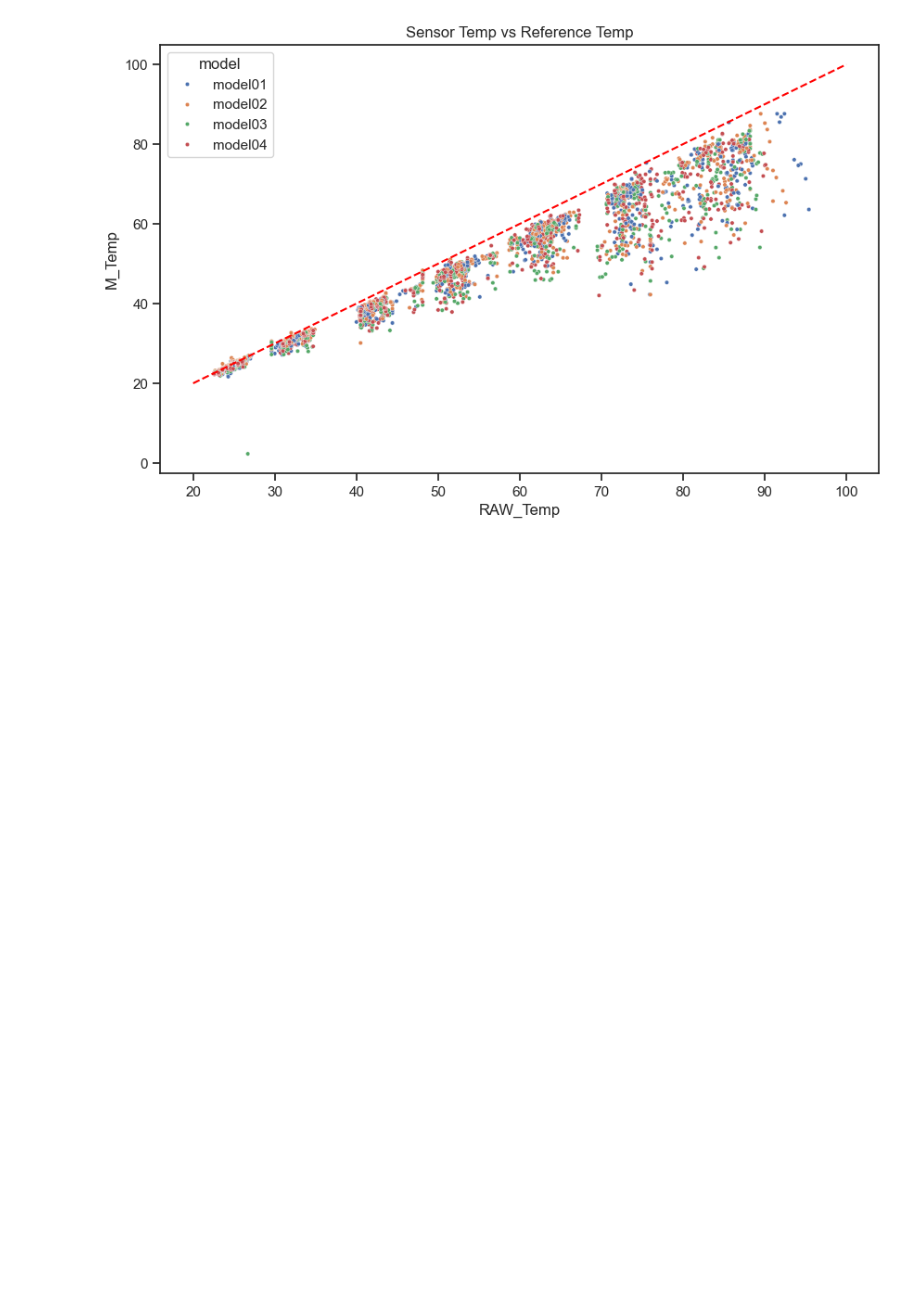
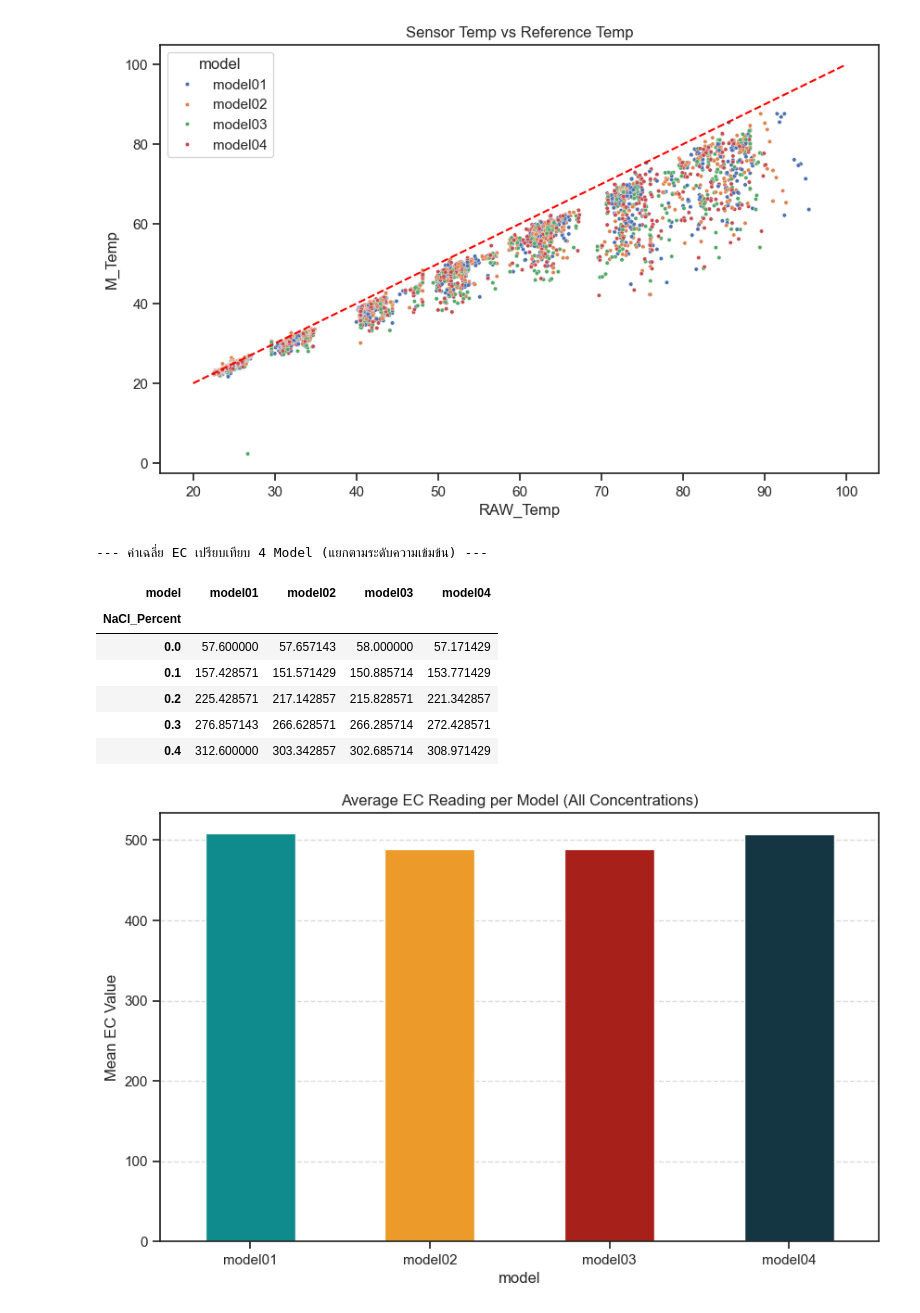
Before and after one commit to KAFE45/NaCl-Analysis-21x4, a Jupyter notebook: Notebooks/01_data_exploration.ipynb, the cells around one changed output. Cells and saved outputs as stored; diff of their text form; code cells hidden in the pictures; blank space fills up the shorter version.

```diff
--- a/Notebooks/01_data_exploration.ipynb
+++ b/Notebooks/01_data_exploration.ipynb
@@ -199,3 +218,30 @@ plt.title('Sensor Temp vs Reference Temp')
 plt.show()
 # %% [output]
 [figure]
+# %%
+# 1. คำนวณค่าเฉลี่ย EC ของแต่ละ Model ในแต่ละระดับ NaCl
+# เพื่อดูว่าที่ความเข้มข้นเดียวกัน เครื่องไหนอ่านค่าได้สูงหรือต่ำกว่าเพื่อน
+pivot_comparison = df_clean.groupby(['NaCl_Percent', 'model'])['EC'].mean().unstack()
+
+print("--- ค่าเฉลี่ย EC เปรียบเทียบ 4 Model (แยกตามระดับความเข้มข้น) ---")
+display(pivot_comparison.head())
+
+# 2. พล็อตกราฟแท่งเพื่อดูความต่างภาพรวม
+import matplotlib.pyplot as plt
+
+pivot_comparison.mean().plot(kind='bar', figsize=(10, 6), color=['#0F8B8D', '#EC9A29', '#A8201A', '#143642'])
+plt.title('Average EC Reading per Model (All Concentrations)')
+plt.ylabel('Mean EC Value')
+plt.xticks(rotation=0)
+plt.grid(axis='y', linestyle='--', alpha=0.7)
+plt.show()
+# %% [output]
+--- ค่าเฉลี่ย EC เปรียบเทียบ 4 Model (แยกตามระดับความเข้มข้น) ---
+| model | model01 | model02 | model03 | model04 |
+| NaCl_Percent |  |  |  |  |
+| 0.0 | 57.600000 | 57.657143 | 58.000000 | 57.171429 |
+| 0.1 | 157.428571 | 151.571429 | 150.885714 | 153.771429 |
+| 0.2 | 225.428571 | 217.142857 | 215.828571 | 221.342857 |
+| 0.3 | 276.857143 | 266.628571 | 266.285714 | 272.428571 |
+| 0.4 | 312.600000 | 303.342857 | 302.685714 | 308.971429 |
+[figure, added]
```
Also changed, not shown: parts of 2 cells of this notebook, 14 other files.
